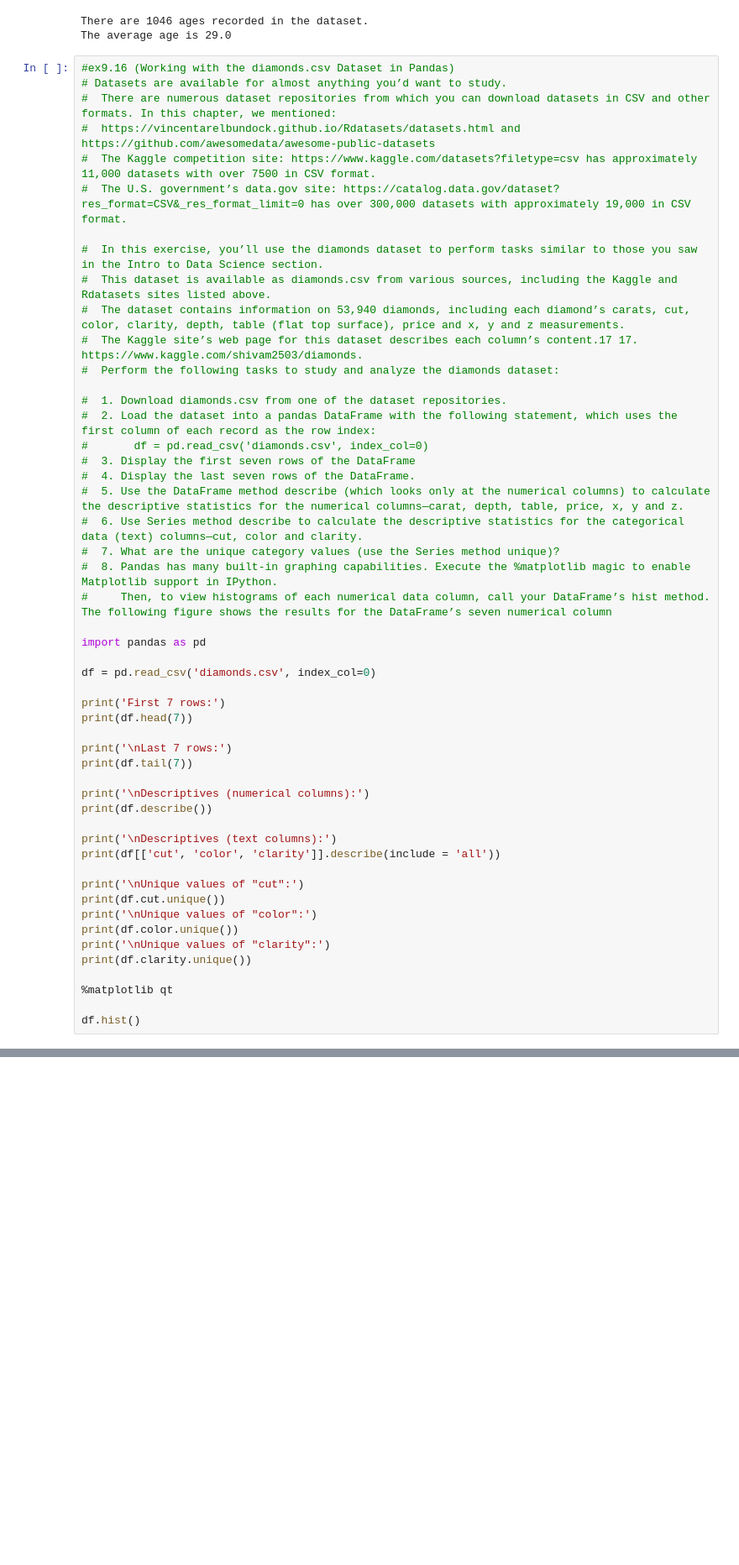
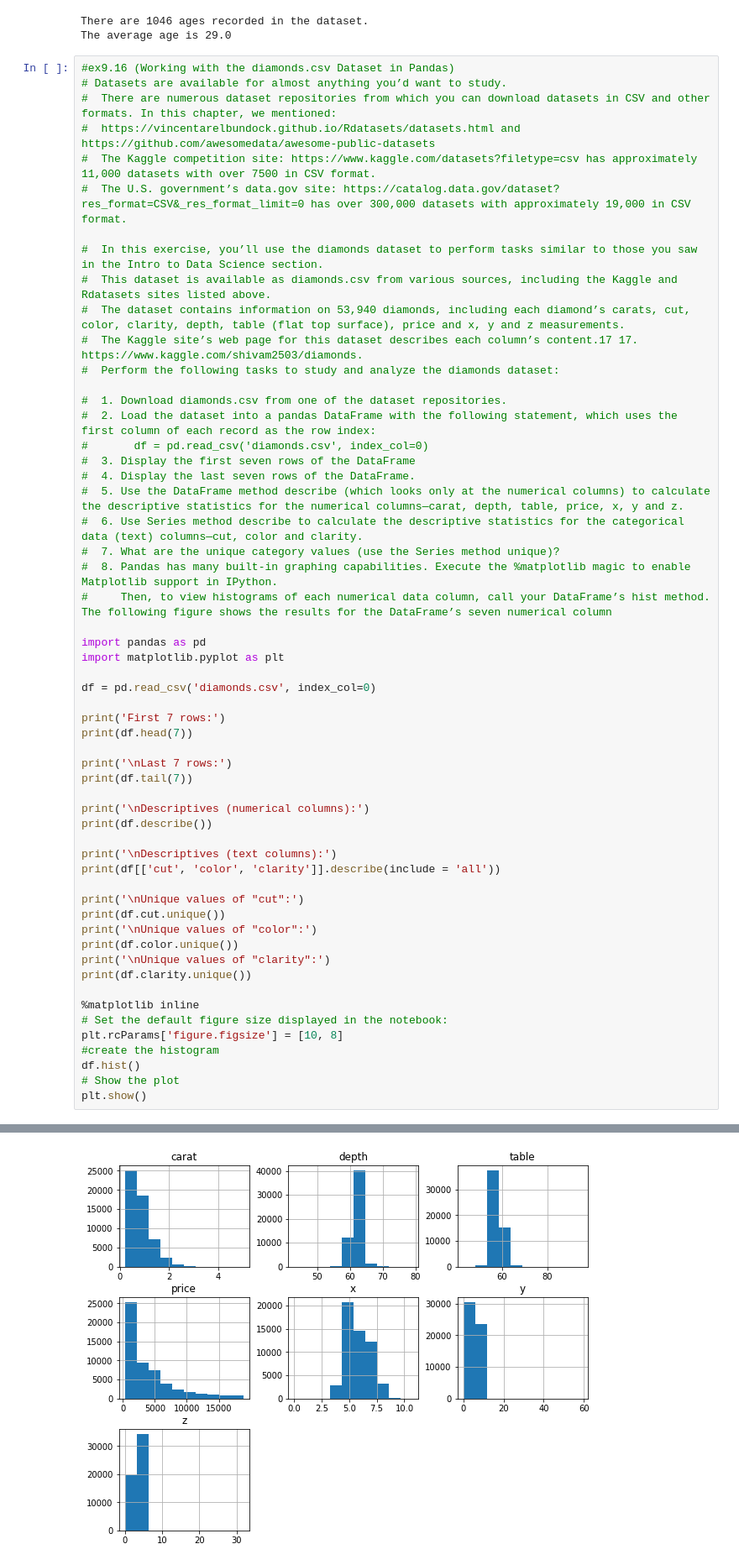
Before and after one commit to delmurphy/PythonForDataScience, a Jupyter notebook: ch09/ch09ex.ipynb, the cells around one changed output, grey strips where cells are left out. Shown: that part at 84% size. Saved outputs shown, nothing was run; the diff lists cells and outputs as text; blank space fills up the shorter version.

Commit message:
updating with %matplotlib inline to make plots appear on githuib preview

```diff
--- a/ch09/ch09ex.ipynb
+++ b/ch09/ch09ex.ipynb
@@ -338,6 +338,7 @@ The average age is 29.0
 #     Then, to view histograms of each numerical data column, call your DataFrame’s hist method. The following figure shows the results for the DataFrame’s seven numerical column
 
 import pandas as pd
+import matplotlib.pyplot as plt
 
 df = pd.read_csv('diamonds.csv', index_col=0)
 
@@ -360,9 +361,13 @@ print(df.color.unique())
 print('\nUnique values of "clarity":')
 print(df.clarity.unique())
 
-%matplotlib qt
-
+%matplotlib inline
+# Set the default figure size displayed in the notebook:
+plt.rcParams['figure.figsize'] = [10, 8]
+#create the histogram
 df.hist()
+# Show the plot
+plt.show()
 # %% [output]
 First 7 rows:
    carat        cut color clarity  depth  table  price     x     y     z
@@ -402,0 +389 @@ Error:
+[figure, added]
```
Also changed, not shown: parts of 3 cells of this notebook.
